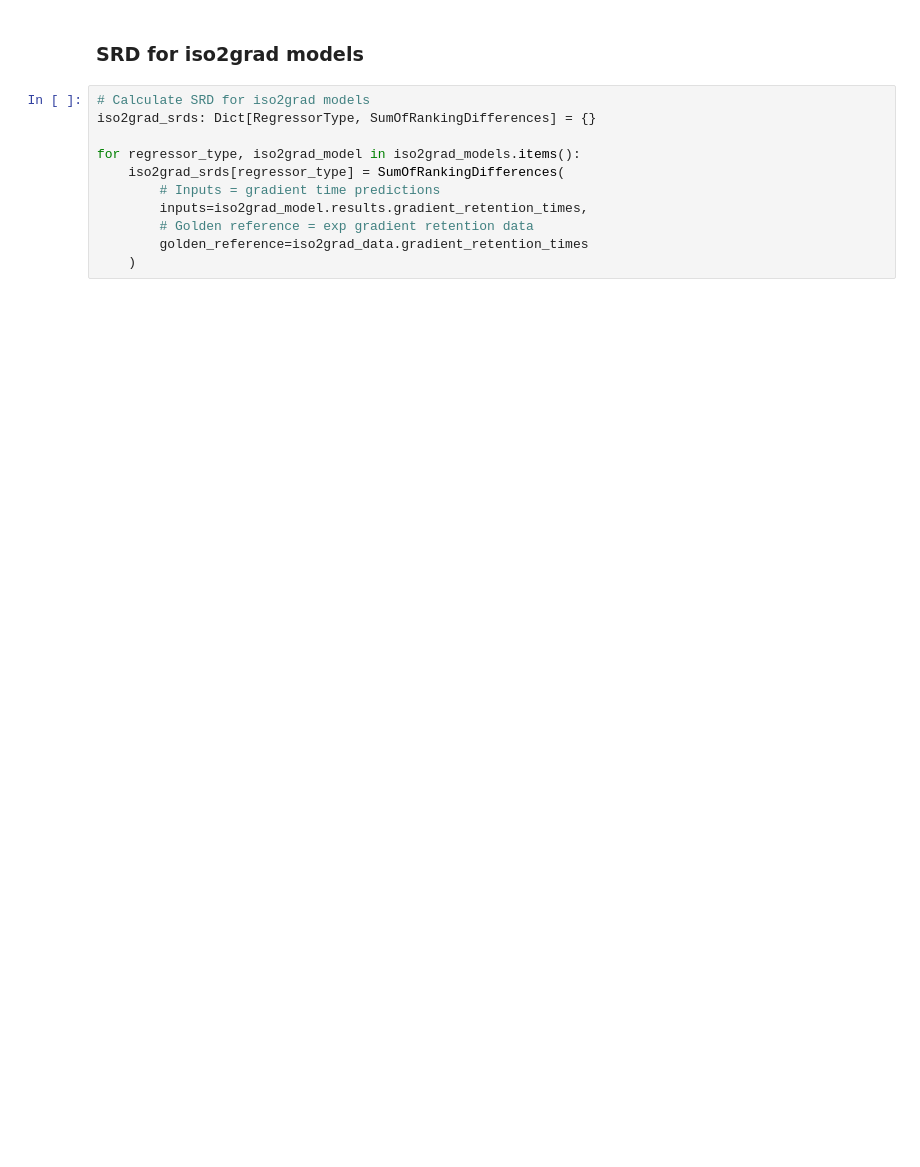
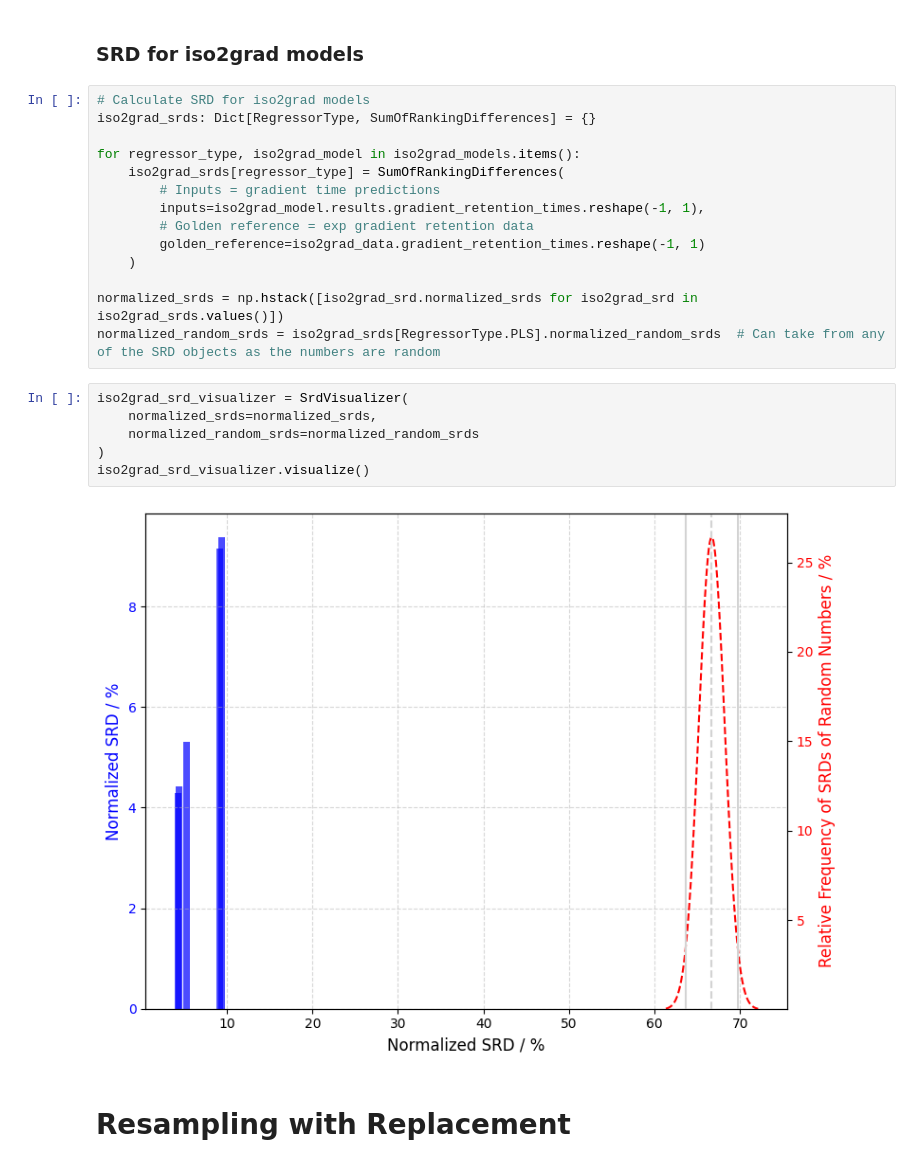
Before and after one commit to pzuvela/QSRR_IC, a Jupyter notebook: notebooks/250109-qsrr_ic-single_train.ipynb, the cells around one changed output. Drawn from its saved outputs; the diff is of its cells as text; blank space fills up the shorter version.

```diff
--- a/notebooks/250109-qsrr_ic-single_train.ipynb
+++ b/notebooks/250109-qsrr_ic-single_train.ipynb
@@ -437,7 +448,20 @@ iso2grad_srds: Dict[RegressorType, SumOfRankingDifferences] = {}
 for regressor_type, iso2grad_model in iso2grad_models.items():
     iso2grad_srds[regressor_type] = SumOfRankingDifferences(
         # Inputs = gradient time predictions
-        inputs=iso2grad_model.results.gradient_retention_times,
+        inputs=iso2grad_model.results.gradient_retention_times.reshape(-1, 1),
         # Golden reference = exp gradient retention data
-        golden_reference=iso2grad_data.gradient_retention_times
+        golden_reference=iso2grad_data.gradient_retention_times.reshape(-1, 1)
     )
+
+normalized_srds = np.hstack([iso2grad_srd.normalized_srds for iso2grad_srd in iso2grad_srds.values()])
+normalized_random_srds = iso2grad_srds[RegressorType.PLS].normalized_random_srds  # Can take from any of the SRD objects as the numbers are random
+# %%
+iso2grad_srd_visualizer = SrdVisualizer(
+    normalized_srds=normalized_srds,
+    normalized_random_srds=normalized_random_srds
+)
+iso2grad_srd_visualizer.visualize()
+# %% [output]
+[figure, added]
+# %% [markdown]
+# Resampling with Replacement
```
Also changed, not shown: parts of 35 cells of this notebook.
